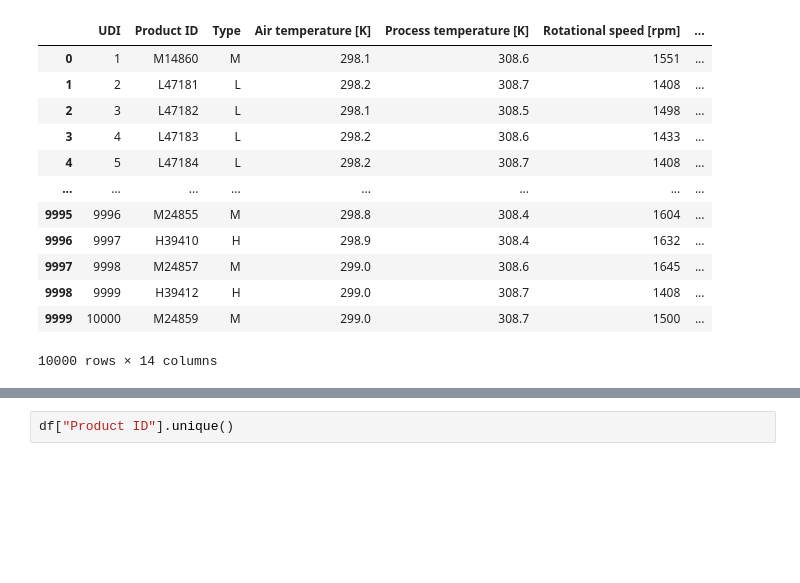
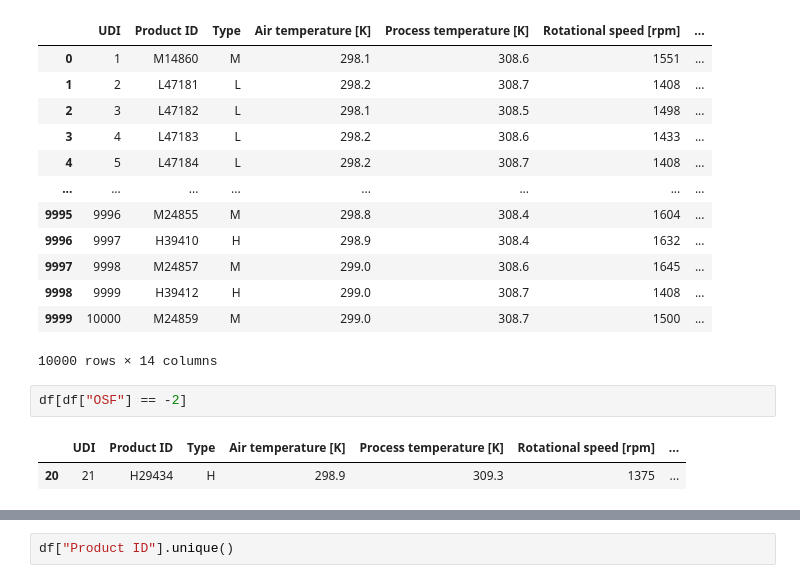
Before and after one commit to motawassimlahmadi/AI-Data-Analyst, a Jupyter notebook: notebooks/01_experiment.ipynb, the cells around one changed output, grey strips where cells are left out. Drawn from its saved outputs; the diff is of its cells as text; blank space fills up the shorter version.

```diff
--- a/notebooks/01_experiment.ipynb
+++ b/notebooks/01_experiment.ipynb
@@ -89,3 +136,8 @@ df
 | 9998 | 9999 | H39412 | H | 299.0 | 308.7 | 1408 | ... |
 | 9999 | 10000 | M24859 | M | 299.0 | 308.7 | 1500 | ... |
 10000 rows × 14 columns
+# %%
+df[df["OSF"] == -2]
+# %% [output]
+|  | UDI | Product ID | Type | Air temperature [K] | Process temperature [K] | Rotational speed [rpm] | ... |
+| 20 | 21 | H29434 | H | 298.9 | 309.3 | 1375 | ... |
```
Also changed, not shown: parts of 7 cells of this notebook, 3 other files.
